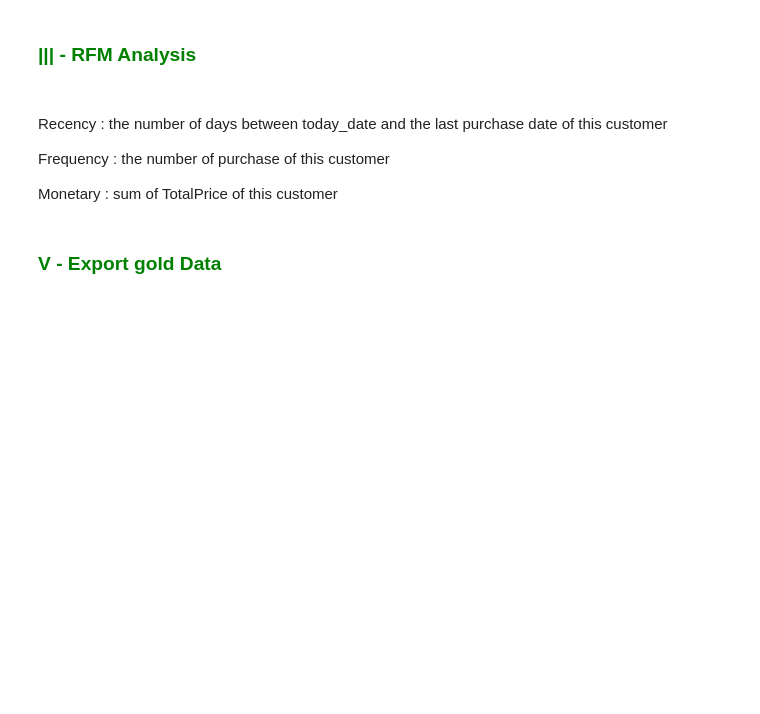
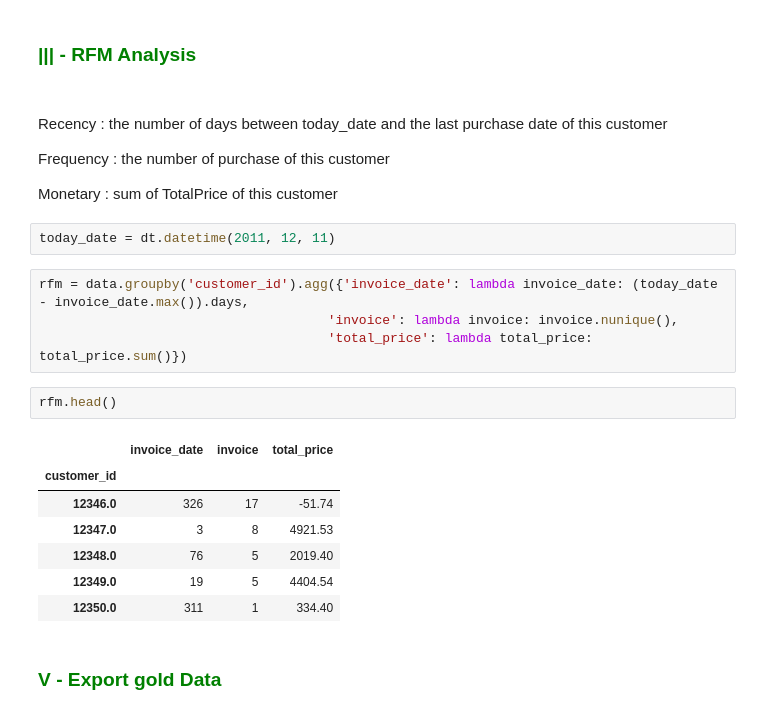
Before and after one commit to Noura-ou/projet_segmentation_client, a Jupyter notebook: src/02_feature_engineering.ipynb, the cells around one changed output. Cells and saved outputs as stored; diff of their text form; blank space fills up the shorter version.

```diff
--- a/src/02_feature_engineering.ipynb
+++ b/src/02_feature_engineering.ipynb
@@ -72,6 +73,22 @@ memory usage: 54.8+ MB
  Frequency : the number of purchase of this customer
 
  Monetary : sum of TotalPrice of this customer </font>
+# %%
+today_date = dt.datetime(2011, 12, 11)
+# %%
+rfm = data.groupby('customer_id').agg({'invoice_date': lambda invoice_date: (today_date - invoice_date.max()).days,
+                                     'invoice': lambda invoice: invoice.nunique(),
+                                     'total_price': lambda total_price: total_price.sum()})
+# %%
+rfm.head()
+# %% [output]
+|  | invoice_date | invoice | total_price |
+| customer_id |  |  |  |
+| 12346.0 | 326 | 17 | -51.74 |
+| 12347.0 | 3 | 8 | 4921.53 |
+| 12348.0 | 76 | 5 | 2019.40 |
+| 12349.0 | 19 | 5 | 4404.54 |
+| 12350.0 | 311 | 1 | 334.40 |
 # %% [markdown]
 ### <font color="green"> V - Export gold Data </font>
 # %%
```
Also changed, not shown: parts of 1 cell of this notebook, 2 other files.
